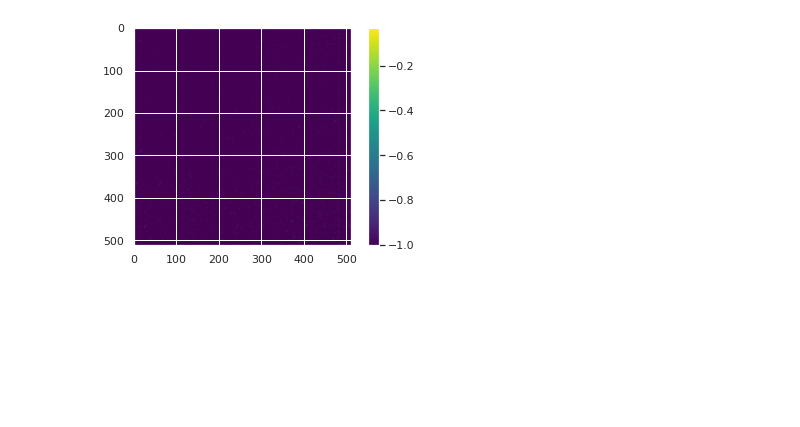
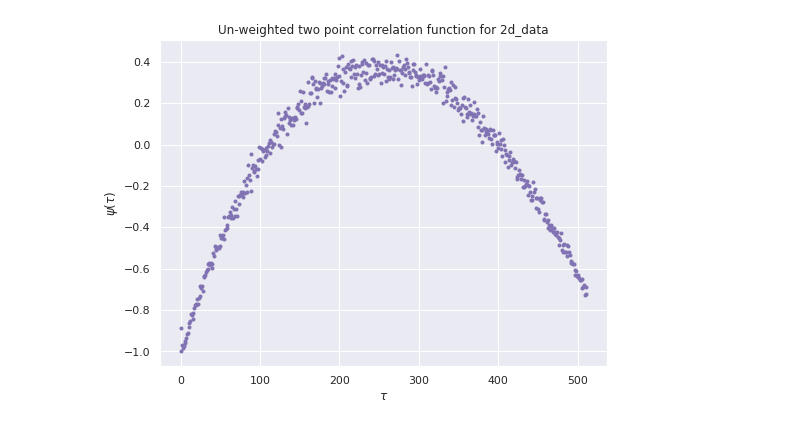
Before and after one commit to MohiMozaffari/Computational-Physics, a Jupyter notebook: HW6/HW6.ipynb, the cells around one changed output. Drawn from its saved outputs; the diff is of its cells as text; code cells hidden in the pictures; blank space fills up the shorter version.

```diff
--- a/HW6/HW6.ipynb
+++ b/HW6/HW6.ipynb
@@ -11,0 +159,31 @@ sns.set()
+# %%
+def UTPCF_2d(data, find_peak_2d):
+    """calculate un-weighted two point correlation function two dimention
+
+    Args:
+        data (2d_array): data
+        find_peak_2d (function): find the peak of data
+
+    Returns:
+        2d_array: un_weighted 2 point correlation function
+    """
+    peakpos = find_peak_2d(data)
+    N = len(data)
+    npeak = len(peakpos)
+    nclass = int(N*2**0.5)
+
+    p = np.zeros(nclass)
+
+    for i in range(npeak):
+        for j in range(i+1, npeak):
+            R1 = int((peakpos[i,0]-peakpos[j,0]))
+            R2 = int((peakpos[i,1]-peakpos[j,1]))
+            R = int(np.sqrt((R1**2) + (R2**2)))
+            p[R] += 1
+
+    psi = []
+    for r in range(N):
+        s = (p[r]/(npeak**2/(2*N)))-1
+        psi.append(s)
+
+    return psi
@@ -138,8 +299,11 @@ def UTPCF_2d(data, dr):
 # %%
-psi = UTPCF_2d(data2, 1)
+psi2 = UTPCF_2d(data2, find_peak_2d)
-# %%
-plt.imshow(psi, cmap="viridis")
-plt.colorbar()
-plt.show()
-# %% [output]
-[figure, removed]
+# %%
+plt.figure(figsize=(8,6))
+plt.plot(psi2, "m.")
+plt.xlabel(r"$\tau$")
+plt.ylabel(r"$\psi(\tau)$")
+plt.title("Un-weighted two point correlation function for 2d_data")
+plt.show()
+# %% [output]
+[figure, added]
```
Also changed, not shown: parts of 30 cells of this notebook, 1 other file.
